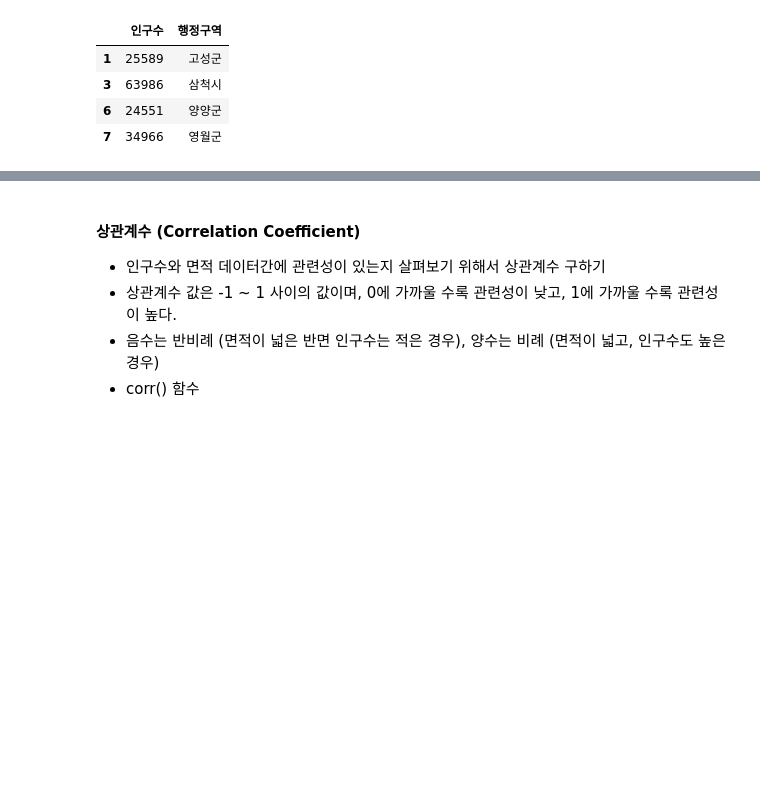
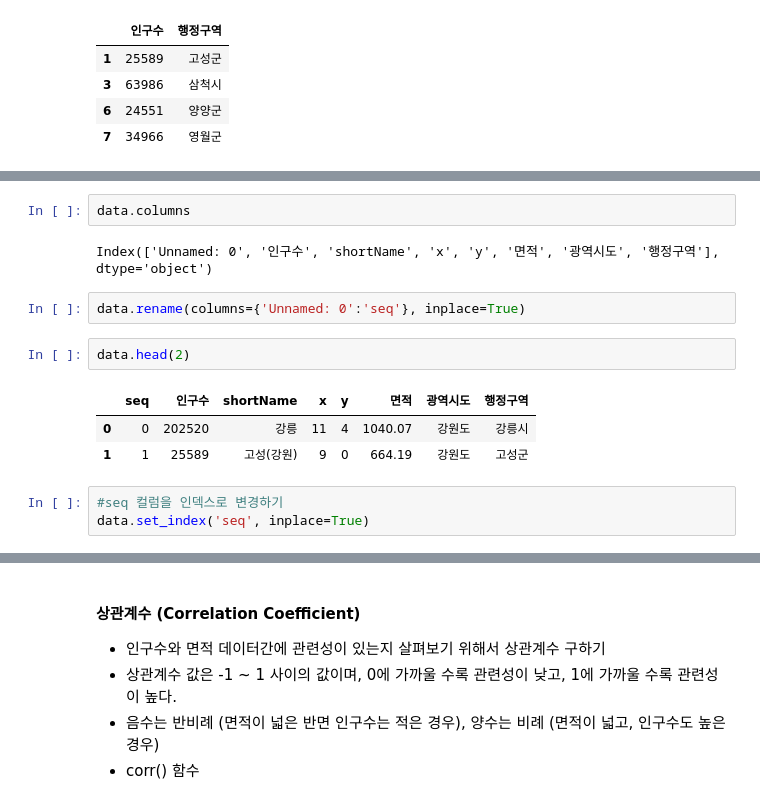
Before and after one commit to BosungPark24/Python_Webscraping_Analysis, a Jupyter notebook: 03-1.행정구역정보_분석과시각화.ipynb, the cells around one changed output, grey strips where cells are left out. Drawn from its saved outputs; the diff is of its cells as text; blank space fills up the shorter version.

```diff
--- a/03-1.행정구역정보_분석과시각화.ipynb
+++ b/03-1.행정구역정보_분석과시각화.ipynb
@@ -409,0 +416,15 @@ Name: 0, dtype: object
+# %%
+data.columns
+# %% [output]
+Index(['Unnamed: 0', '인구수', 'shortName', 'x', 'y', '면적', '광역시도', '행정구역'], dtype='object')
+# %%
+data.rename(columns={'Unnamed: 0':'seq'}, inplace=True)
+# %%
+data.head(2)
+# %% [output]
+|  | seq | 인구수 | shortName | x | y | 면적 | 광역시도 | 행정구역 |
+| 0 | 0 | 202520 | 강릉 | 11 | 4 | 1040.07 | 강원도 | 강릉시 |
+| 1 | 1 | 25589 | 고성(강원) | 9 | 0 | 664.19 | 강원도 | 고성군 |
+# %%
+#seq 컬럼을 인덱스로 변경하기
+data.set_index('seq', inplace=True)
```
Also changed, not shown: parts of 5 cells of this notebook.
